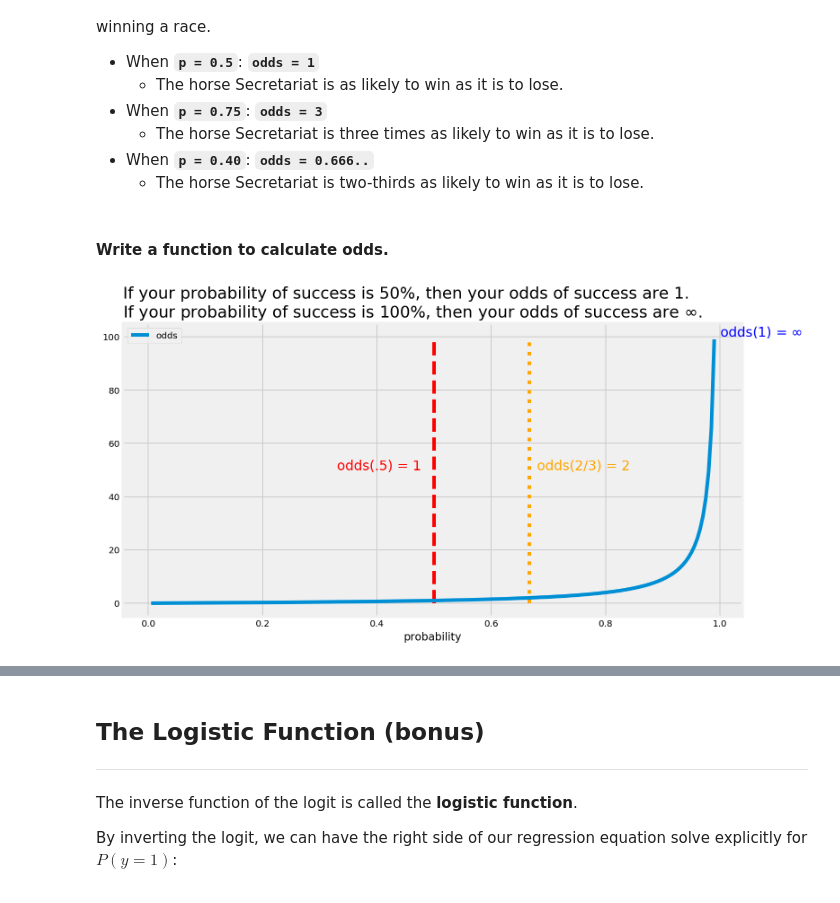
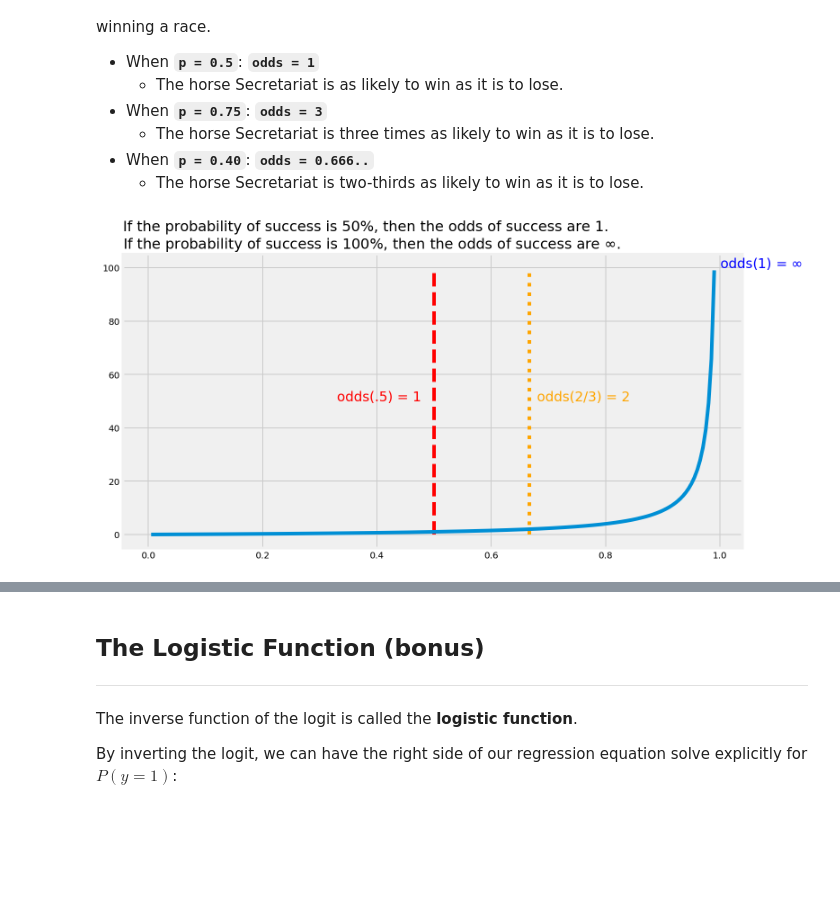
Before and after one commit to ga-curriculum/lesson-logistic-regression, a Jupyter notebook: solution-code/solution-code.ipynb, the cells around one changed output, grey strips where cells are left out. Drawn from its saved outputs; the diff is of its cells as text; code cells hidden in the pictures; blank space fills up the shorter version.

```diff
--- a/solution-code/solution-code.ipynb
+++ b/solution-code/solution-code.ipynb
@@ -297,6 +334,4 @@ For example, suppose I'm looking at the probability and odds of a specific horse
     - The horse Secretariat is three times as likely to win as it is to lose.
 - When **`p = 0.40`**: **`odds = 0.666..`**
    - The horse Secretariat is two-thirds as likely to win as it is to lose.
-# %% [markdown]
-#### Write a function to calculate odds.
 # %%
@@ -303,31 +339,37 @@ For example, suppose I'm looking at the probability and odds of a specific horse
 def odds(p):
     return (p / (1 - p))
 # %%
-# Plot a range of probabilities
-probabilities = np.linspace(0.005, .99, num=200)
-pairs = [(proba, odds(proba)) for proba in probabilities]
+# Plot a range of probabilities.
+probabilities = np.linspace(0.005, .99, 200)
 
-# Convert list comprehension into dataframe.
-pairs = pd.DataFrame(pairs, columns=["probability", "odds"])
+# Generate list of odds.
+odds_list = [odds(proba) for proba in probabilities]
+
+# Create figure.
+plt.figure(figsize=(11,6))
 
 # Plot blue line for odds as probability goes from 0.5% to 99%.
-pairs.plot(x="probability", y="odds", figsize=(11, 6))
+plt.plot(probabilities,
+         odds_list)
 
 # Plot red dashed line to visualize odds when probability is 50%.
 plt.vlines(.5, 0, 100, linestyles="dashed", color='red')
 plt.text(.33, 50, "odds(.5) = 1", fontsize=15, color = 'red')
 
-# Plot orange dashed line to visualize odds when probability is 66.67%.
+# Plot orange dotted line to visualize odds when probability is 66.67%.
 plt.vlines(.6667, 0, 100, linestyles="dotted", color='orange')
 plt.text(.68, 50, "odds(2/3) = 2", fontsize=15, color='orange')
 
 # Annotate blue line when probability is 100%.
 plt.text(1, 100, "odds(1) = $\infty$", fontsize=15, color='blue')
 
 # Make title.
-plt.title("If your probability of success is 50%, then your odds of success are 1. \nIf your probability of success is 100%, then your odds of success are $\infty$.", ha = 'left', position = (0,1), fontsize=18);
+plt.title("If the probability of success is 50%, then the odds of success are 1.\nIf the probability of success is 100%, then the odds of success are $\infty$.",
+          ha = 'left',
+          position = (0,1),
+          fontsize=16);
 # %% [output]
-[figure, old version]
+[figure, new version]
 # %% [markdown]
 ## Interpreting a one-unit change in $X_i$.
 
```
Also changed, not shown: parts of 32 cells of this notebook, 2 other files.
